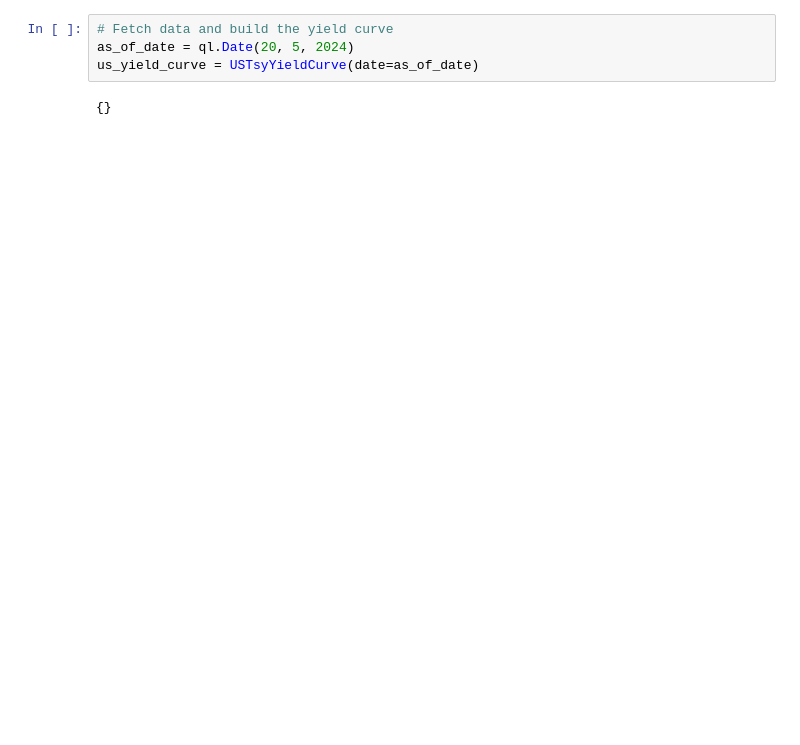
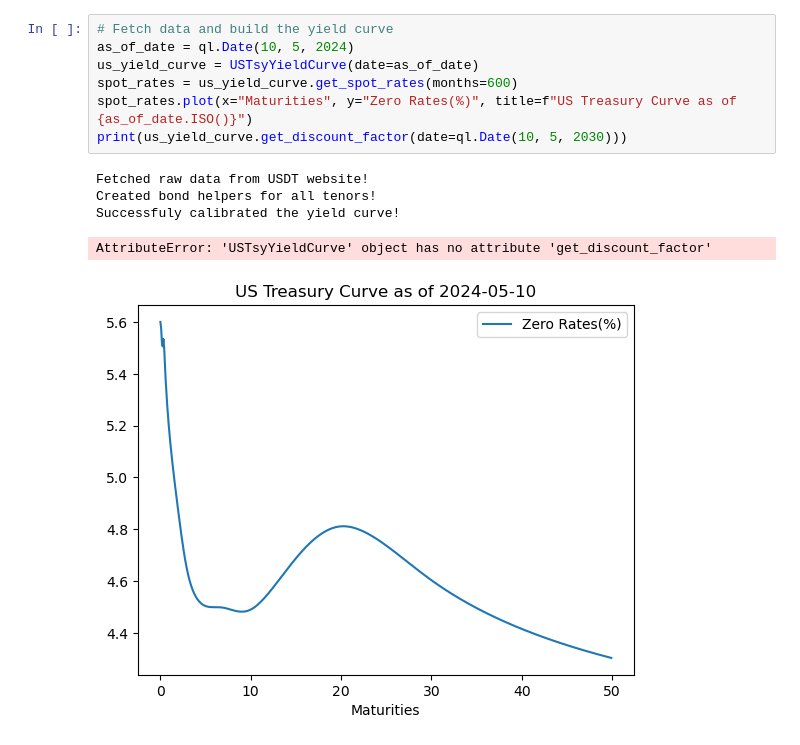
Before and after one commit to sainiabhinav95/quant_models, a Jupyter notebook: yield_curves/us_tsy_yc.ipynb, the cells around one changed output. Cells and saved outputs as stored; diff of their text form; blank space fills up the shorter version.

```diff
--- a/yield_curves/us_tsy_yc.ipynb
+++ b/yield_curves/us_tsy_yc.ipynb
@@ -72,6 +157,13 @@ class USTsyYieldCurve:
 # %%
 # Fetch data and build the yield curve
-as_of_date = ql.Date(20, 5, 2024)
+as_of_date = ql.Date(10, 5, 2024)
 us_yield_curve = USTsyYieldCurve(date=as_of_date)
+spot_rates = us_yield_curve.get_spot_rates(months=600)
+spot_rates.plot(x="Maturities", y="Zero Rates(%)", title=f"US Treasury Curve as of {as_of_date.ISO()}")
+print(us_yield_curve.get_discount_factor(date=ql.Date(10, 5, 2030)))
 # %% [output]
-{}
+Fetched raw data from USDT website!
+Created bond helpers for all tenors!
+Successfuly calibrated the yield curve!
+AttributeError: 'USTsyYieldCurve' object has no attribute 'get_discount_factor'
+[figure, added]
```
Also changed, not shown: parts of 3 cells of this notebook.
